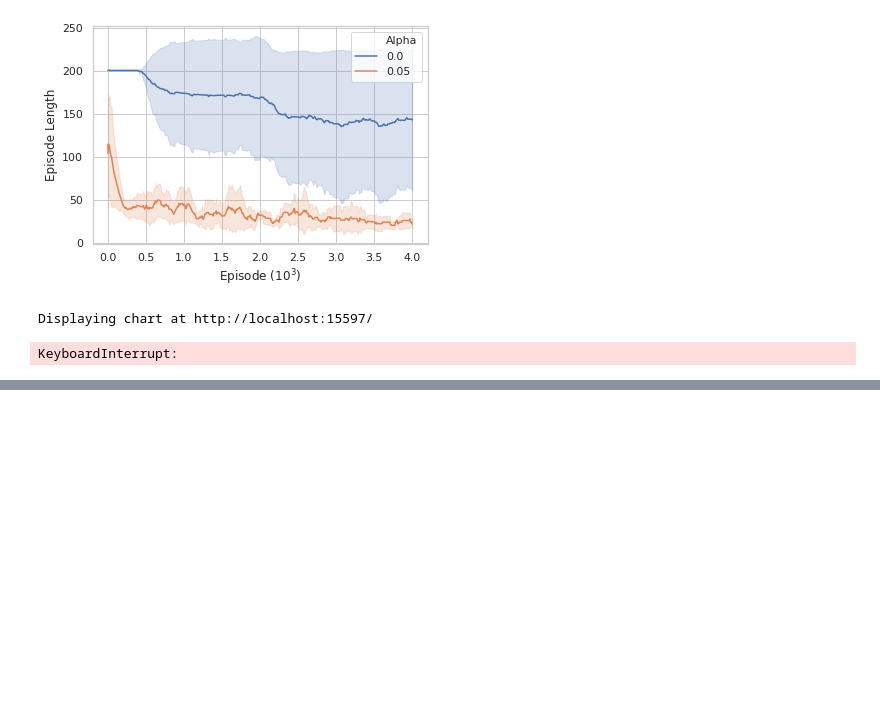
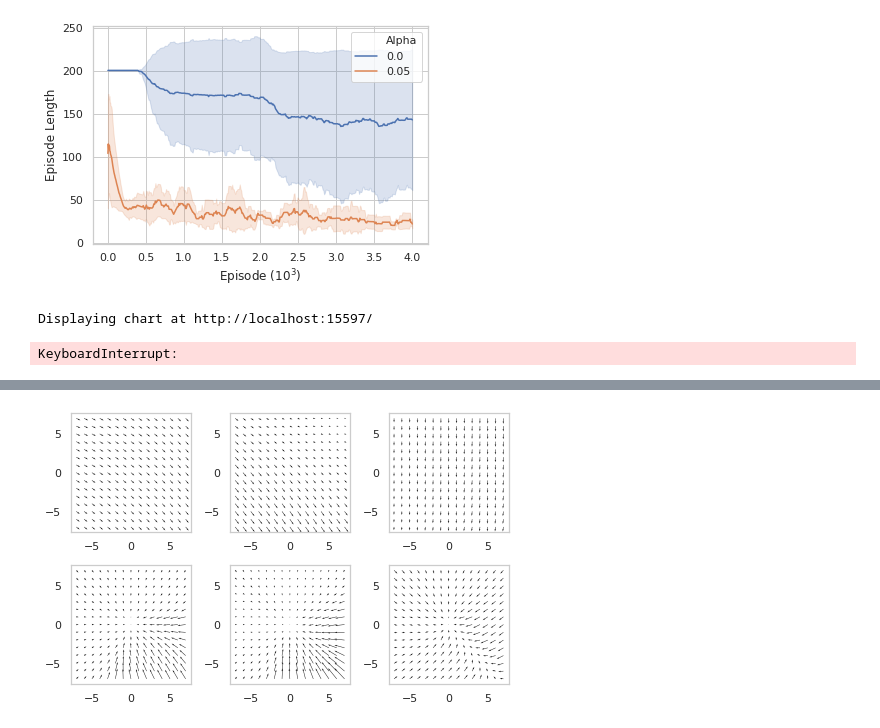
Before and after one commit to timtody/intrinsically_motivated_robotics, a Jupyter notebook: plots.ipynb, the cells around one changed output, grey strips where cells are left out. Saved outputs shown, nothing was run; the diff lists cells and outputs as text; code cells hidden in the pictures; blank space fills up the shorter version.

```diff
--- a/plots.ipynb
+++ b/plots.ipynb
@@ -558,0 +637,7 @@ plt.savefig("test.pdf", bbox_inches='tight')
+# %%
+mean = 0
+for i in range(18):
+    df = pd.read_csv(f"results/ms3/test_rnd{i}_post.csv")
+    mean += df.mean().mean()
+
+print(mean/18)
@@ -558,0 +652,12 @@ plt.savefig("test.pdf", bbox_inches='tight')
+# %%
+fig, axs = plt.subplots(ncols=3, nrows=2, figsize=(1.0*FIG_W, 0.8*FIG_H))
+for i, row in enumerate(axs.T):
+    df_pre = pd.read_csv(f"results/ms3/arrow_rank{i}_pre.csv")
+    df_post = pd.read_csv(f"results/ms3/arrow_rank{i}_post.csv")
+    row[0].quiver(df_pre['x'], df_pre['y'],df_pre['u'],-df_pre['v'])
+    row[1].quiver(df_post['x'], df_post['y'],df_post['u'],-df_post['v'])
+
+plt.tight_layout()
+plt.savefig('quiver_9.pdf')
+# %% [output]
+[figure, added]
```
Also changed, not shown: parts of 14 cells of this notebook, 27 other files.
